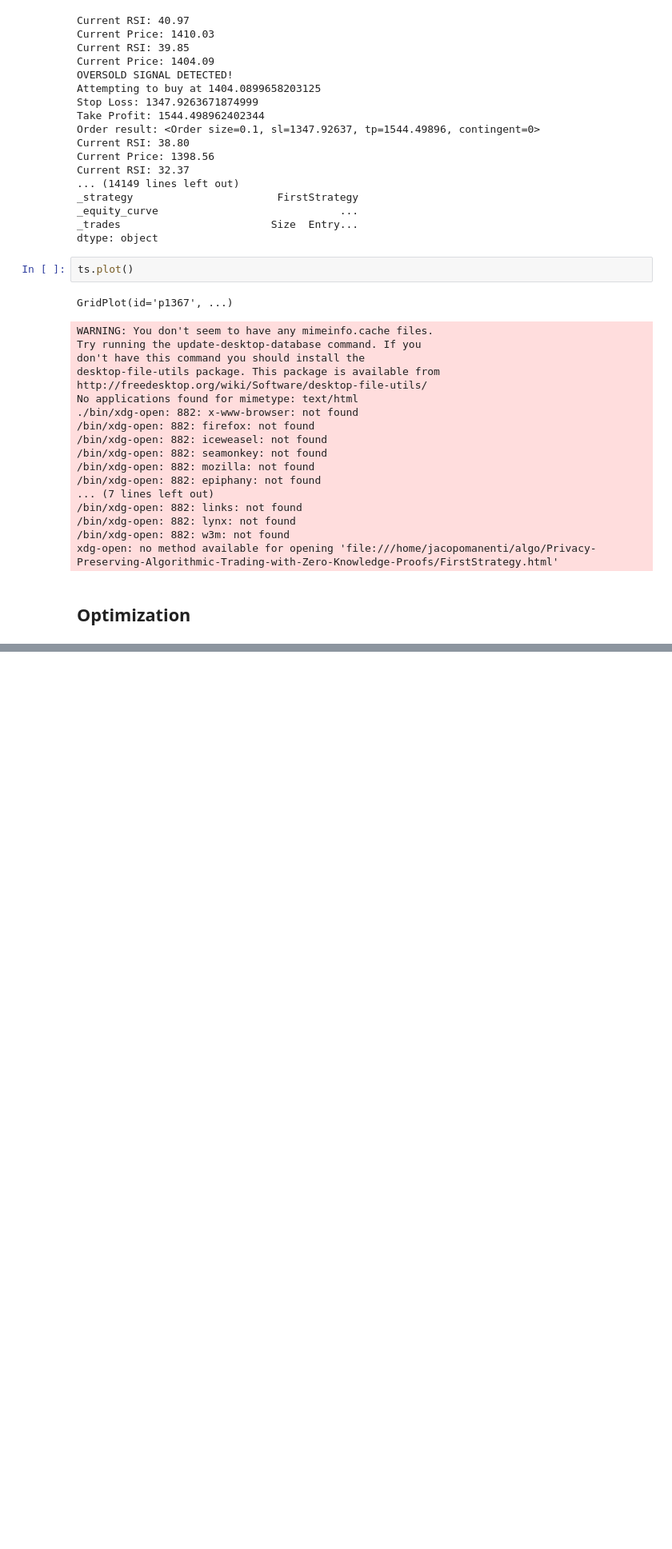
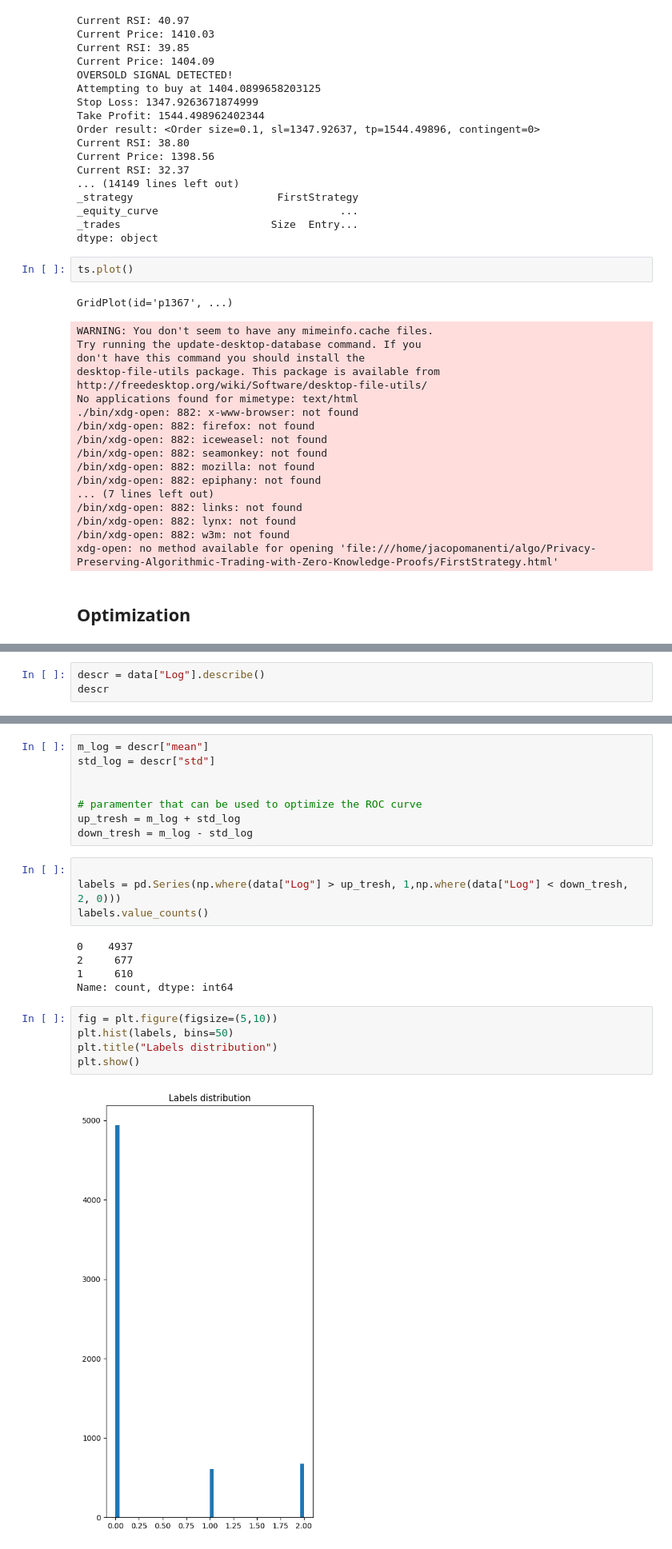
Before and after one commit to jacopomanenti01/Privacy-Preserving-Algorithmic-Trading-with-Zero-Knowledge-Proofs, a Jupyter notebook: ZK proof & Decision Tree-Based Approach for Algorithmic Trading on S&P 50.ipynb, the cells around one changed output, grey strips where cells are left out. Shown at 80% size. Cells and saved outputs as stored; diff of their text form; blank space fills up the shorter version.

Commit message:
add labels

```diff
--- a/ZK proof & Decision Tree-Based Approach for Algorithmic Trading on S&P 50.ipynb
+++ b/ZK proof & Decision Tree-Based Approach for Algorithmic Trading on S&P 50.ipynb
@@ -195,0 +225,3 @@ xdg-open: no method available for opening 'file:///home/jacopomanenti/algo/Priva
+# %%
+descr = data["Log"].describe()
+descr
@@ -195,0 +238,24 @@ xdg-open: no method available for opening 'file:///home/jacopomanenti/algo/Priva
+# %%
+m_log = descr["mean"]
+std_log = descr["std"]
+
+
+# paramenter that can be used to optimize the ROC curve
+up_tresh = m_log + std_log
+down_tresh = m_log - std_log
+# %%
+
+labels = pd.Series(np.where(data["Log"] > up_tresh, 1,np.where(data["Log"] < down_tresh, 2, 0)))
+labels.value_counts()
+# %% [output]
+0    4937
+2     677
+1     610
+Name: count, dtype: int64
+# %%
+fig = plt.figure(figsize=(5,10))
+plt.hist(labels, bins=50)
+plt.title("Labels distribution")
+plt.show()
+# %% [output]
+[figure, added]
```
Also changed, not shown: parts of 10 cells of this notebook.
